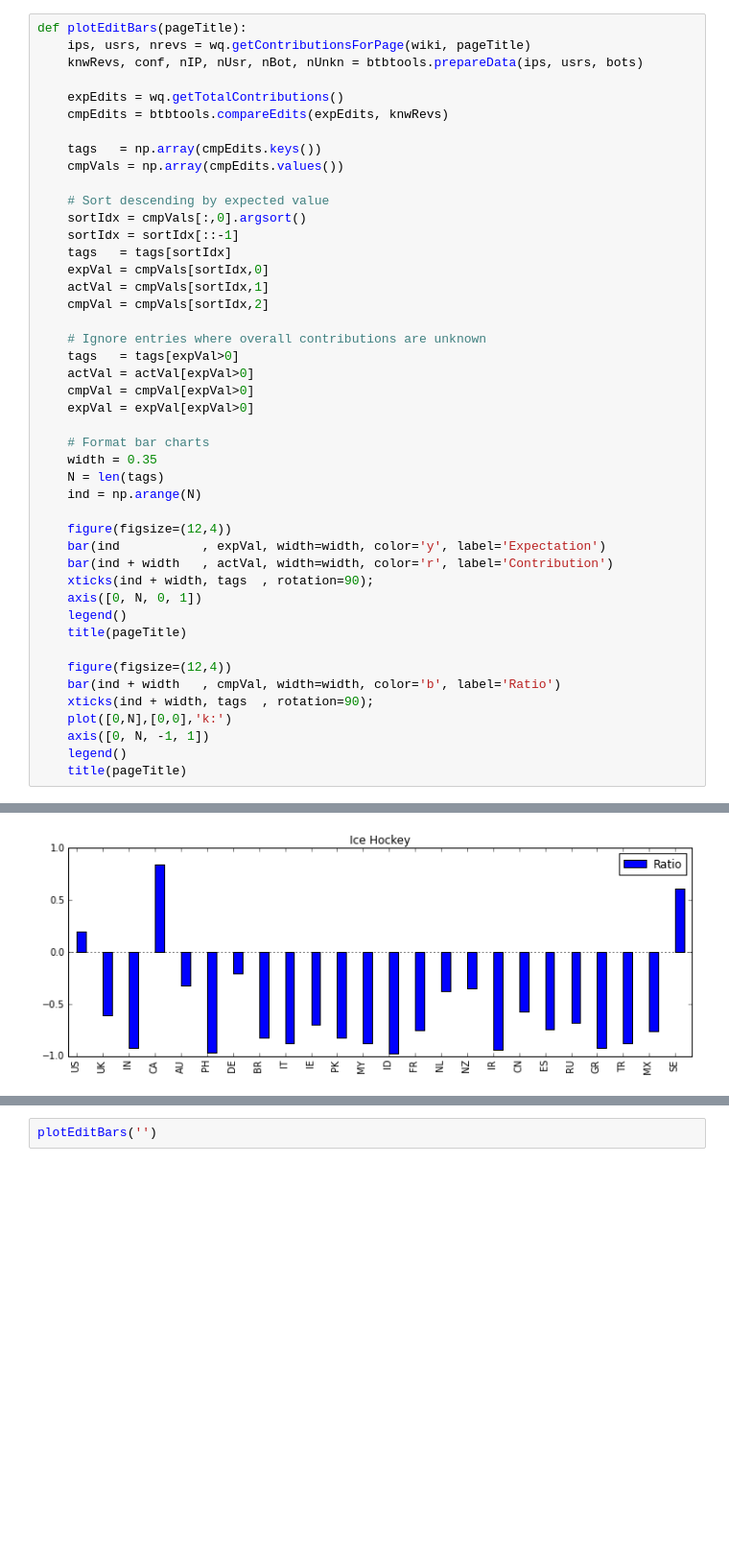
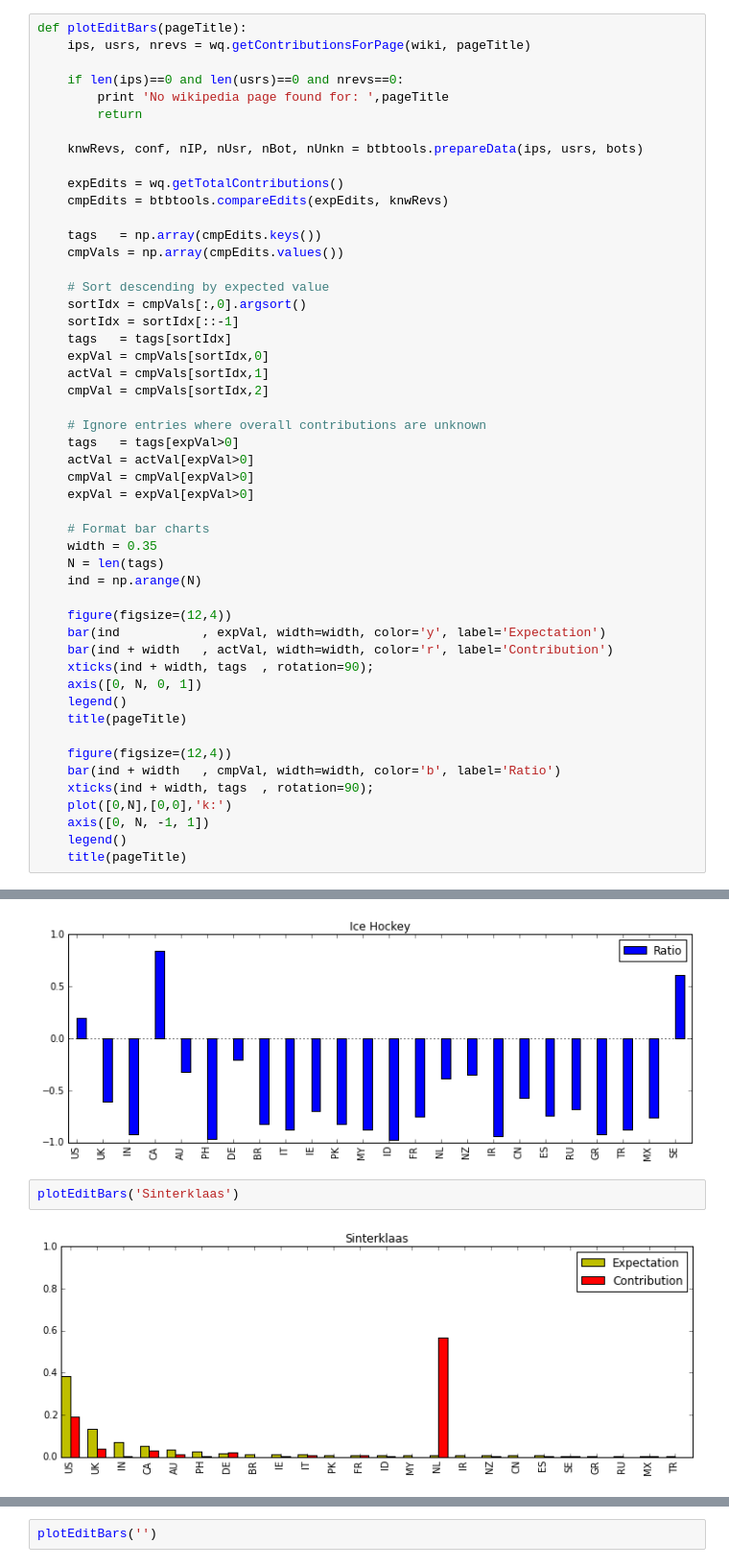
Before and after one commit to c-martinez/BeyondTheBook, a Jupyter notebook: PageContributionByCountry-Huygens Demo.ipynb, the cells around one changed output, grey strips where cells are left out. Shown: that part at 96% size. Drawn from its saved outputs; the diff is of its cells as text; blank space fills up the shorter version.

```diff
--- a/PageContributionByCountry-Huygens Demo.ipynb
+++ b/PageContributionByCountry-Huygens Demo.ipynb
@@ -46,6 +46,11 @@ Notice that countries where their expected contribution is unknown were discarde
 # %%
 def plotEditBars(pageTitle):
     ips, usrs, nrevs = wq.getContributionsForPage(wiki, pageTitle)
+
+    if len(ips)==0 and len(usrs)==0 and nrevs==0:
+        print 'No wikipedia page found for: ',pageTitle
+        return
+
     knwRevs, conf, nIP, nUsr, nBot, nUnkn = btbtools.prepareData(ips, usrs, bots)
 
     expEdits = wq.getTotalContributions()
@@ -93,3 +98,7 @@ plotEditBars('Ice Hockey')
 # %% [output]
 [figure]
 [figure]
+# %%
+plotEditBars('Sinterklaas')
+# %% [output]
+[figure, added]
```
Also changed, not shown: parts of 8 cells of this notebook, 4 other files.
